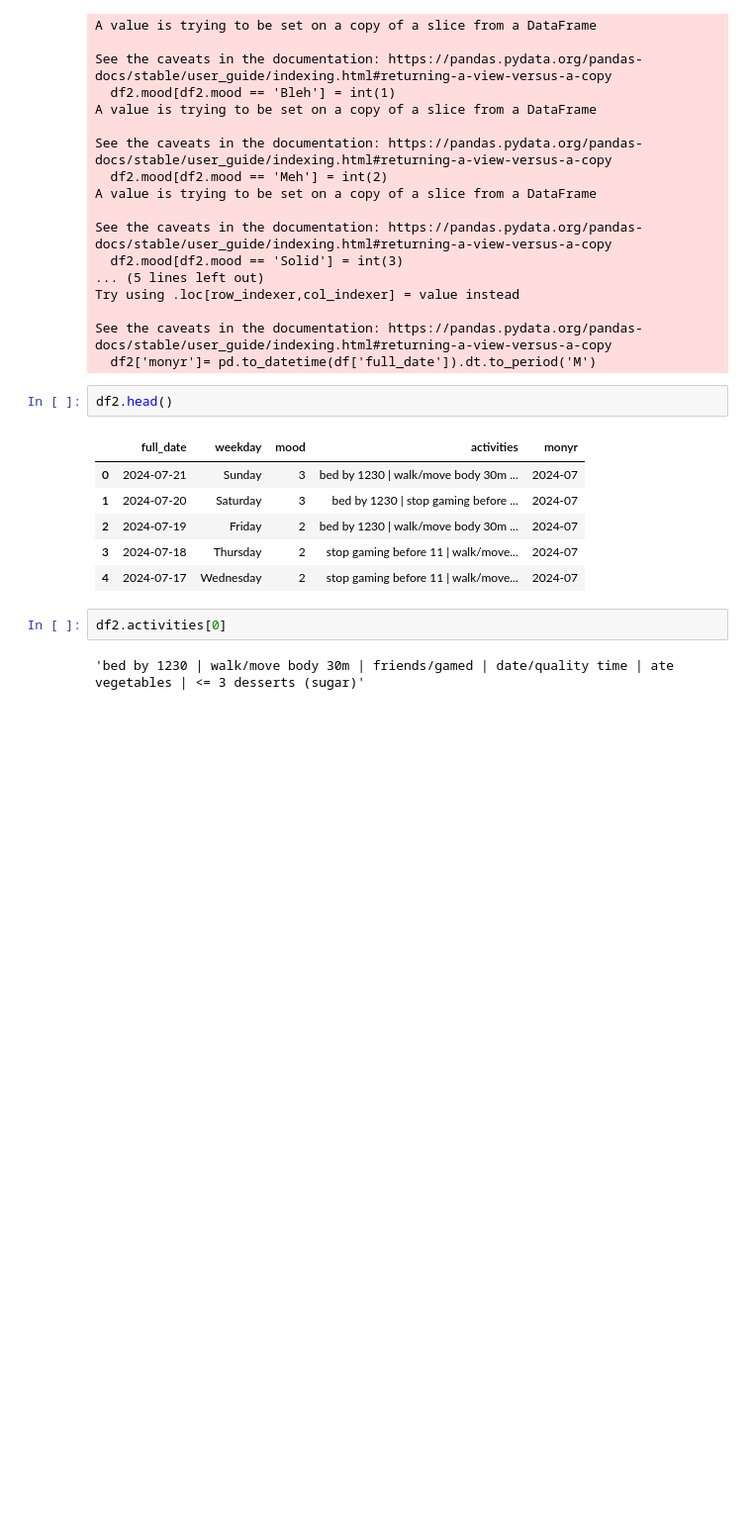
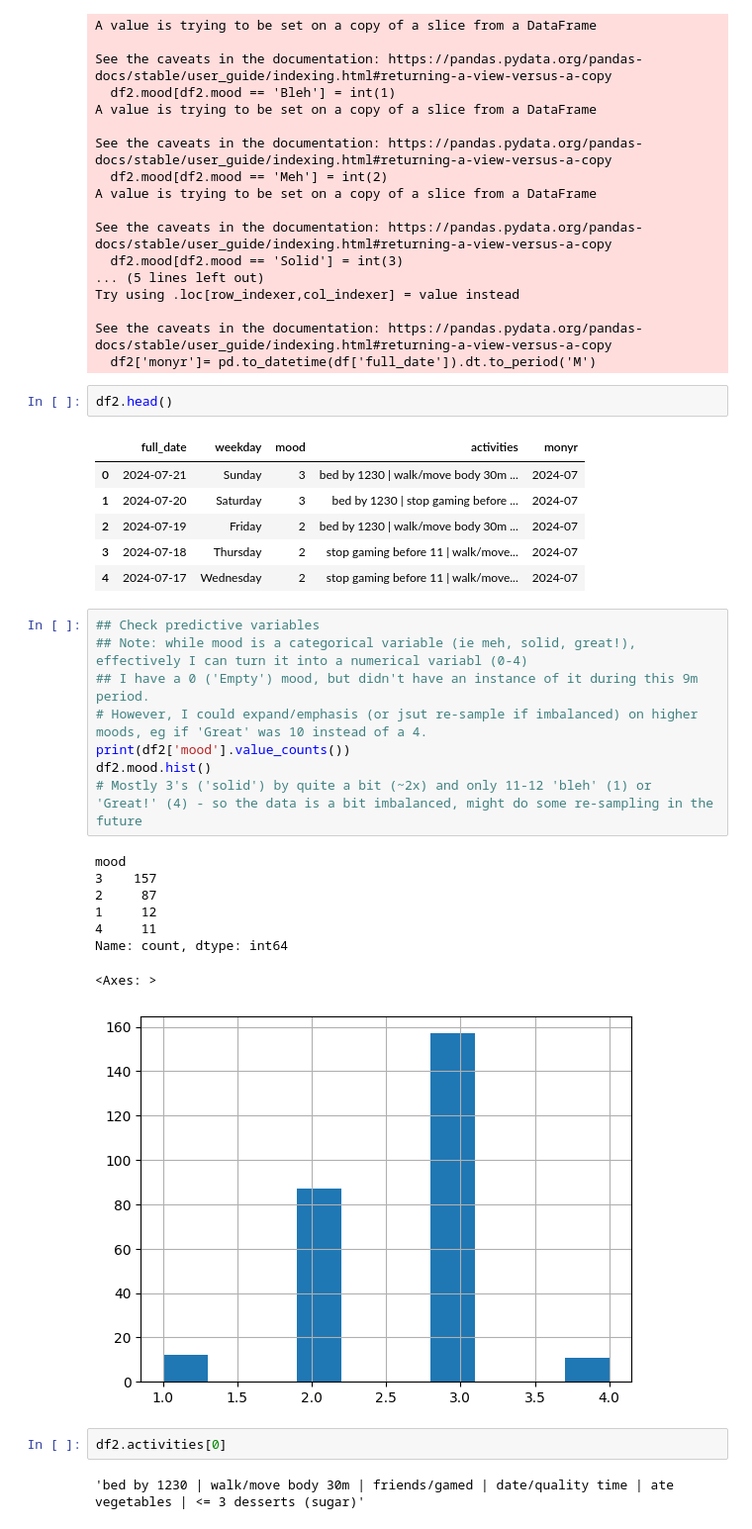
Before and after one commit to daeusjorento/random_projects, a Jupyter notebook: 20240722_daylio_analysis.ipynb, the cells around one changed output. Shown: that part at 99% size. Drawn from its saved outputs; the diff is of its cells as text; blank space fills up the shorter version.

```diff
--- a/20240722_daylio_analysis.ipynb
+++ b/20240722_daylio_analysis.ipynb
@@ -82,6 +82,23 @@ df2.head()
 | 2 | 2024-07-19 | Friday | 2 | bed by 1230 | walk/move body 30m ... | 2024-07 |
 | 3 | 2024-07-18 | Thursday | 2 | stop gaming before 11 | walk/move... | 2024-07 |
 | 4 | 2024-07-17 | Wednesday | 2 | stop gaming before 11 | walk/move... | 2024-07 |
+# %%
+## Check predictive variables
+## Note: while mood is a categorical variable (ie meh, solid, great!), effectively I can turn it into a numerical variabl (0-4)
+## I have a 0 ('Empty') mood, but didn't have an instance of it during this 9m period.
+# However, I could expand/emphasis (or jsut re-sample if imbalanced) on higher moods, eg if 'Great' was 10 instead of a 4.
+print(df2['mood'].value_counts())
+df2.mood.hist()
+# Mostly 3's ('solid') by quite a bit (~2x) and only 11-12 'bleh' (1) or 'Great!' (4) - so the data is a bit imbalanced, might do some re-sampling in the future
+# %% [output]
+mood
+3    157
+2     87
+1     12
+4     11
+Name: count, dtype: int64
+<Axes: >
+[figure, added]
 # %%
 df2.activities[0]
 # %% [output]
```
Also changed, not shown: parts of 17 cells of this notebook.
